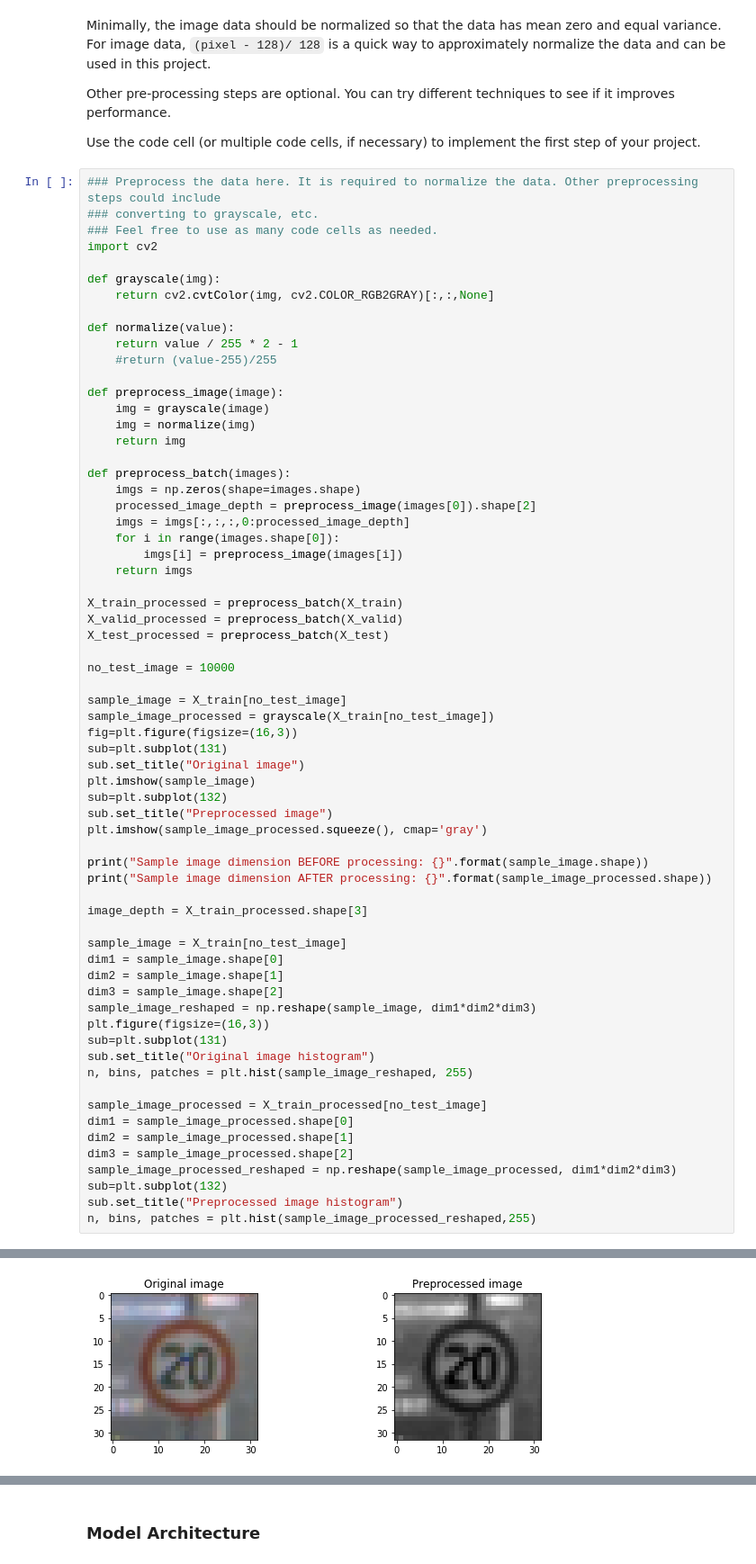
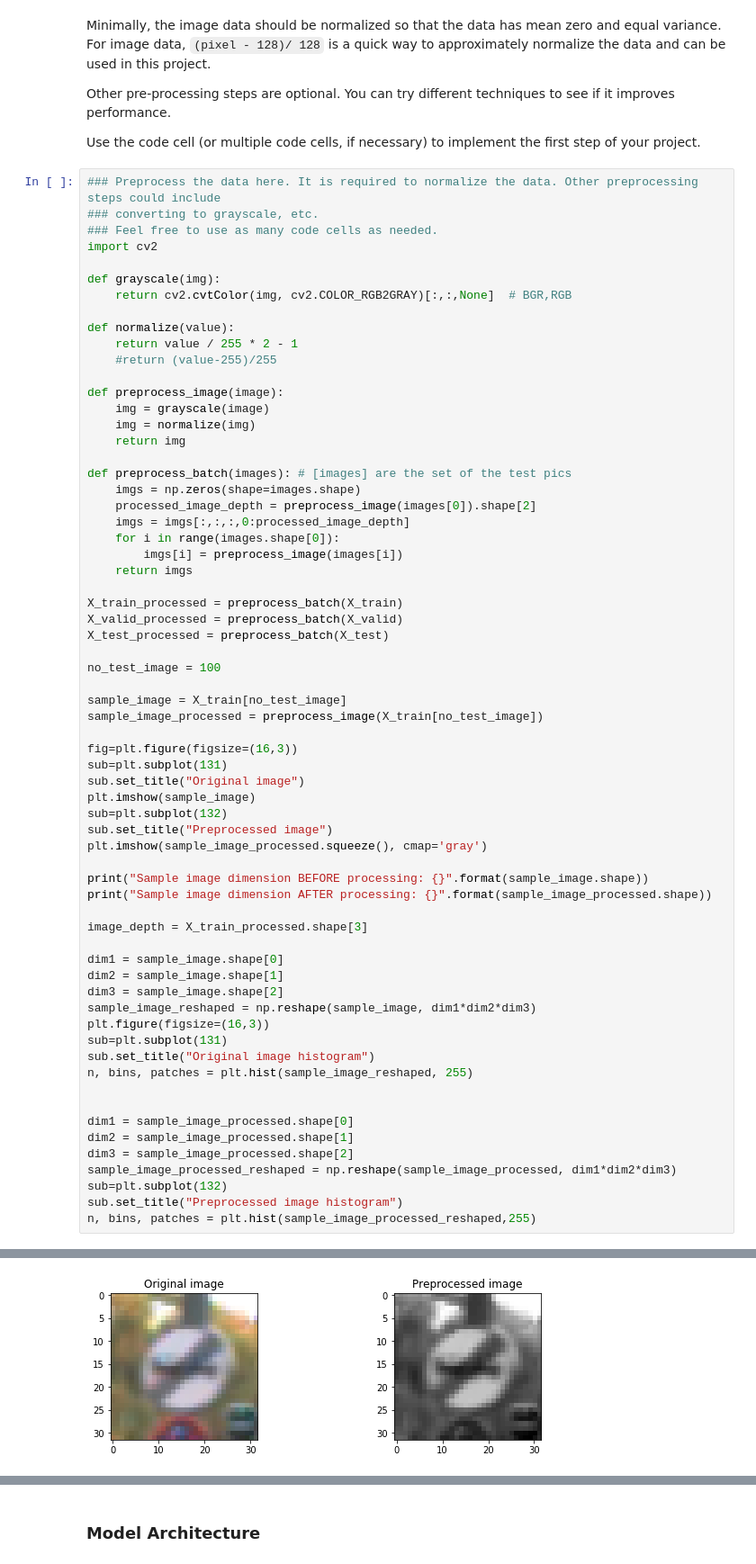
Before and after one commit to berlala/CarND-Traffic-Sign-Classifier-Project, a Jupyter notebook: Traffic_Sign_Classifier.ipynb, the cells around one changed output, grey strips where cells are left out. Shown at 90% size. Cells and saved outputs as stored; diff of their text form.

```diff
--- a/Traffic_Sign_Classifier.ipynb
+++ b/Traffic_Sign_Classifier.ipynb
@@ -182,7 +182,7 @@ Use the code cell (or multiple code cells, if necessary) to implement the first
 import cv2
 
 def grayscale(img):
-    return cv2.cvtColor(img, cv2.COLOR_RGB2GRAY)[:,:,None]
+    return cv2.cvtColor(img, cv2.COLOR_RGB2GRAY)[:,:,None]  # BGR,RGB
 
 def normalize(value):
     return value / 255 * 2 - 1
@@ -193,7 +193,7 @@ def preprocess_image(image):
     img = normalize(img)
     return img
 
-def preprocess_batch(images):
+def preprocess_batch(images): # [images] are the set of the test pics
     imgs = np.zeros(shape=images.shape)
     processed_image_depth = preprocess_image(images[0]).shape[2]
     imgs = imgs[:,:,:,0:processed_image_depth]
@@ -205,42 +205,42 @@ X_train_processed = preprocess_batch(X_train)
 X_valid_processed = preprocess_batch(X_valid)
 X_test_processed = preprocess_batch(X_test)
 
-no_test_image = 10000
+no_test_image = 100
 
 sample_image = X_train[no_test_image]
-sample_image_processed = grayscale(X_train[no_test_image])
+sample_image_processed = preprocess_image(X_train[no_test_image])
+
 fig=plt.figure(figsize=(16,3))
 sub=plt.subplot(131)
 sub.set_title("Original image")
 plt.imshow(sample_image)
 sub=plt.subplot(132)
 sub.set_title("Preprocessed image")
 plt.imshow(sample_image_processed.squeeze(), cmap='gray')
 
 print("Sample image dimension BEFORE processing: {}".format(sample_image.shape))
 print("Sample image dimension AFTER processing: {}".format(sample_image_processed.shape))
 
 image_depth = X_train_processed.shape[3]
 
-sample_image = X_train[no_test_image]
 dim1 = sample_image.shape[0]
 dim2 = sample_image.shape[1]
 dim3 = sample_image.shape[2]
 sample_image_reshaped = np.reshape(sample_image, dim1*dim2*dim3)
 plt.figure(figsize=(16,3))
 sub=plt.subplot(131)
 sub.set_title("Original image histogram")
 n, bins, patches = plt.hist(sample_image_reshaped, 255)
 
-sample_image_processed = X_train_processed[no_test_image]
+
 dim1 = sample_image_processed.shape[0]
 dim2 = sample_image_processed.shape[1]
 dim3 = sample_image_processed.shape[2]
 sample_image_processed_reshaped = np.reshape(sample_image_processed, dim1*dim2*dim3)
 sub=plt.subplot(132)
 sub.set_title("Preprocessed image histogram")
 n, bins, patches = plt.hist(sample_image_processed_reshaped,255)
 # %% [output]
 Sample image dimension BEFORE processing: (32, 32, 3)
 Sample image dimension AFTER processing: (32, 32, 1)
-[figure, old version]
+[figure, new version]
```
Also changed, not shown: parts of 6 cells of this notebook, 9 other files.
